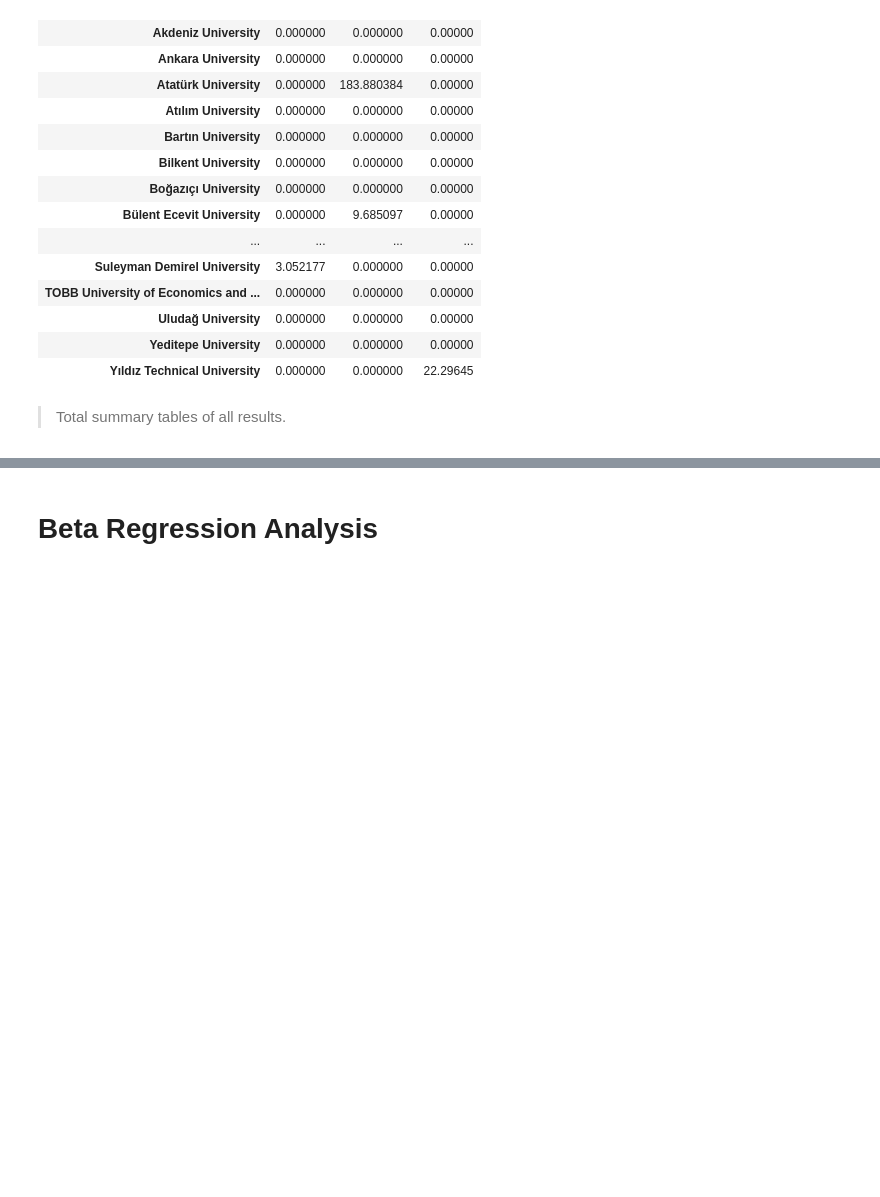
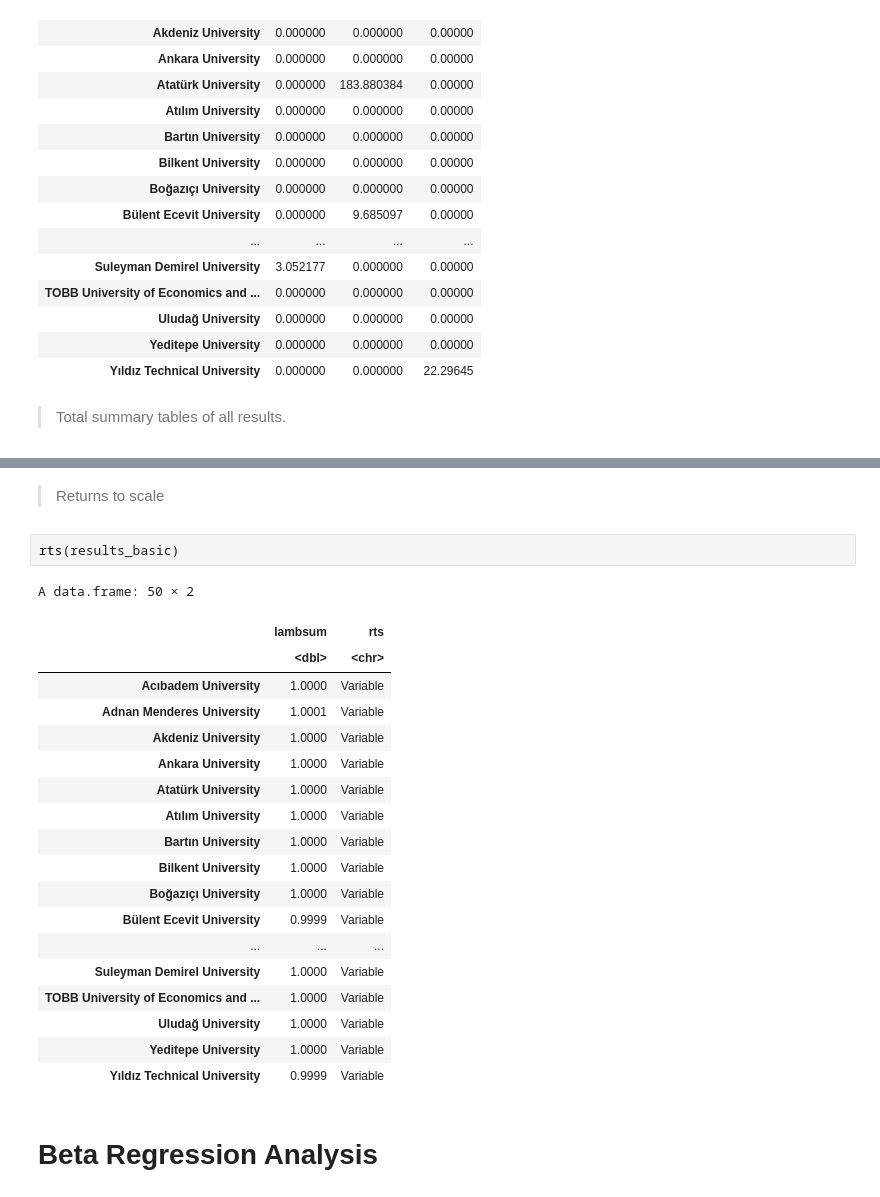
Before and after one commit to MichaelWegener/DEA-BetaRegression-TurkishHigherEducation, a Jupyter notebook: DEA_with_Bootstrapping.ipynb, the cells around one changed output, grey strips where cells are left out. Drawn from its saved outputs; the diff is of its cells as text; blank space fills up the shorter version.

```diff
--- a/DEA_with_Bootstrapping.ipynb
+++ b/DEA_with_Bootstrapping.ipynb
@@ -170,3 +199,29 @@ A data.frame: 50 × 95
+# %% [markdown]
+
+
+> Returns to scale
+# %%
+rts(results_basic)
+# %% [output]
+A data.frame: 50 × 2
+|  | lambsum | rts |
+|  | <dbl> | <chr> |
+| Acıbadem University | 1.0000 | Variable |
+| Adnan Menderes University | 1.0001 | Variable |
+| Akdeniz University | 1.0000 | Variable |
+| Ankara University | 1.0000 | Variable |
+| Atatürk University | 1.0000 | Variable |
+| Atılım University | 1.0000 | Variable |
+| Bartın University | 1.0000 | Variable |
+| Bilkent University | 1.0000 | Variable |
+| Boğazıçı University | 1.0000 | Variable |
+| Bülent Ecevit University | 0.9999 | Variable |
+| ... | ... | ... |
+| Suleyman Demirel University | 1.0000 | Variable |
+| TOBB University of Economics and ... | 1.0000 | Variable |
+| Uludağ University | 1.0000 | Variable |
+| Yeditepe University | 1.0000 | Variable |
+| Yıldız Technical University | 0.9999 | Variable |
 # %% [markdown]
 # Beta Regression Analysis
 # %% [markdown]
```
Also changed, not shown: parts of 5 cells of this notebook.
